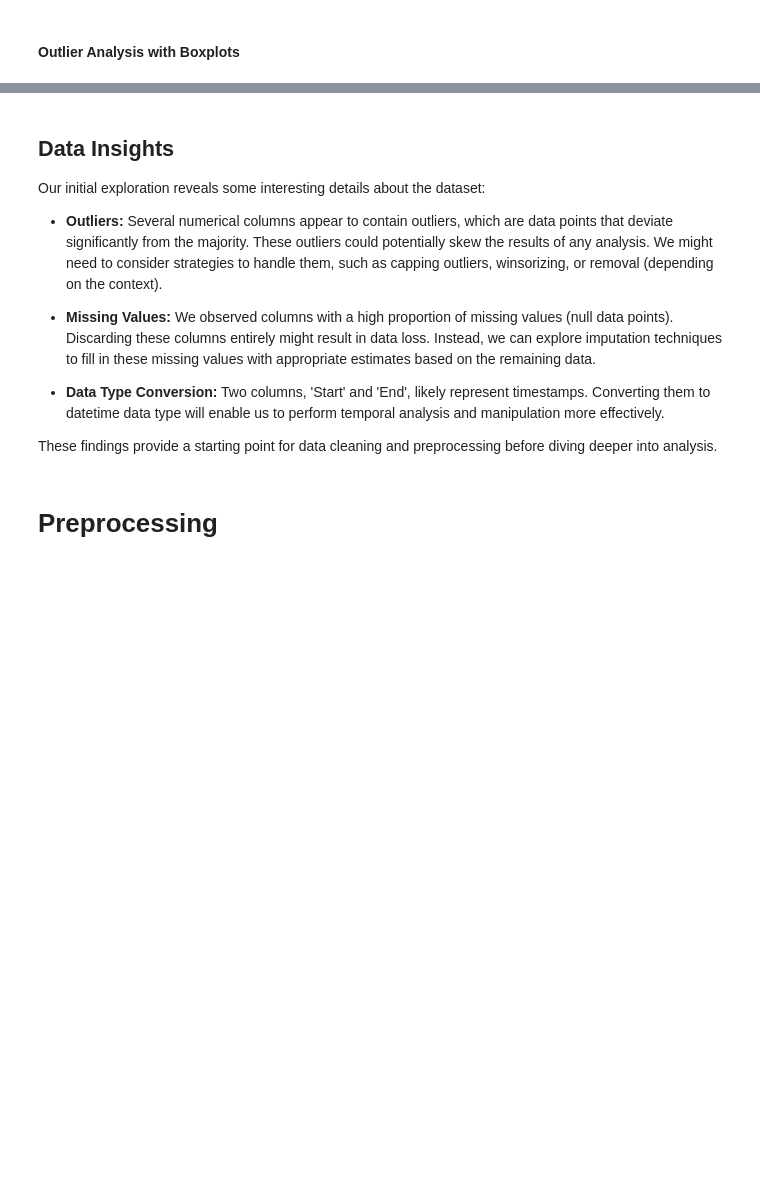
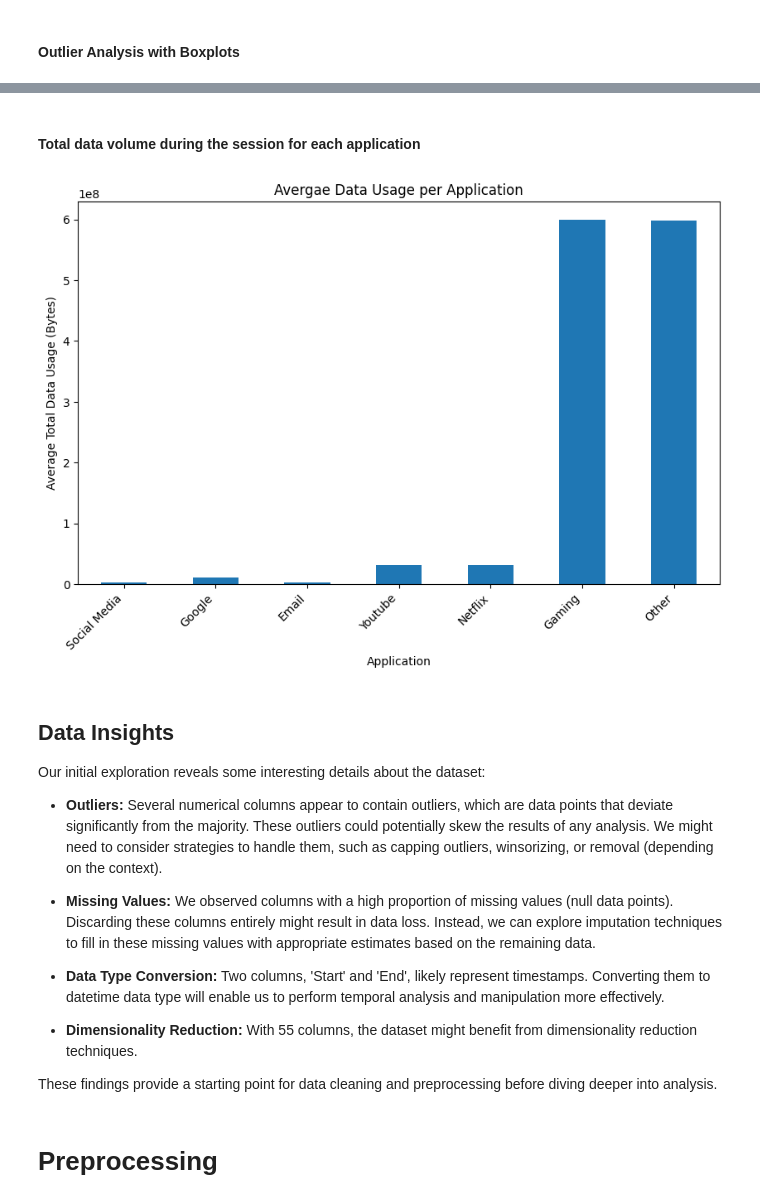
Before and after one commit to Yohanes213/10ac_TellCo_week1, a Jupyter notebook: notebook/tellco.ipynb, the cells around one changed output, grey strips where cells are left out. Drawn from its saved outputs; the diff is of its cells as text; code cells hidden in the pictures; blank space fills up the shorter version.

```diff
--- a/notebook/tellco.ipynb
+++ b/notebook/tellco.ipynb
@@ -191,3 +226,28 @@ plt.show()
+# %% [markdown]
+#### Total data volume during the session for each application
+# %%
+# Storing the applications
+applications = ['Social Media', 'Google', 'Email', 'Youtube', 'Netflix', 'Gaming', 'Other']
+
+total_data__volume_per_user = {}
+
+# Storing the total data volume (in bytes) for each application in total_data__volume_per_user
+for app in applications:
+    dl_col = f'{app} DL (Bytes)'
+    ul_col = f'{app} UL (Bytes)'
+    total_data__volume_per_user[app] = user_data[dl_col].sum() + user_data[ul_col].sum()
+
+
+# Converting it to DataFrame
+aggregated_data = pd.DataFrame(total_data__volume_per_user)
+
+
+average_usage = aggregated_data.mean()
+
+
+visualize.plot_bar(average_usage, xlabel = 'Application', ylabel='Average Total Data Usage (Bytes)', title='Avergae Data Usage per Application')
+# %% [output]
+[figure, added]
 # %% [markdown]
 ## Data Insights
 
@@ -199,6 +259,8 @@ Our initial exploration reveals some interesting details about the dataset:
 
 * **Data Type Conversion:** Two columns, 'Start' and 'End', likely represent timestamps.  Converting them to datetime data type will enable us to perform temporal analysis and manipulation more effectively.
 
+* **Dimensionality Reduction:** With 55 columns, the dataset might benefit from dimensionality reduction techniques.
+
 These findings provide a starting point for data cleaning and preprocessing before diving deeper into analysis.
 # %% [markdown]
 # Preprocessing
```
Also changed, not shown: parts of 26 cells of this notebook.
